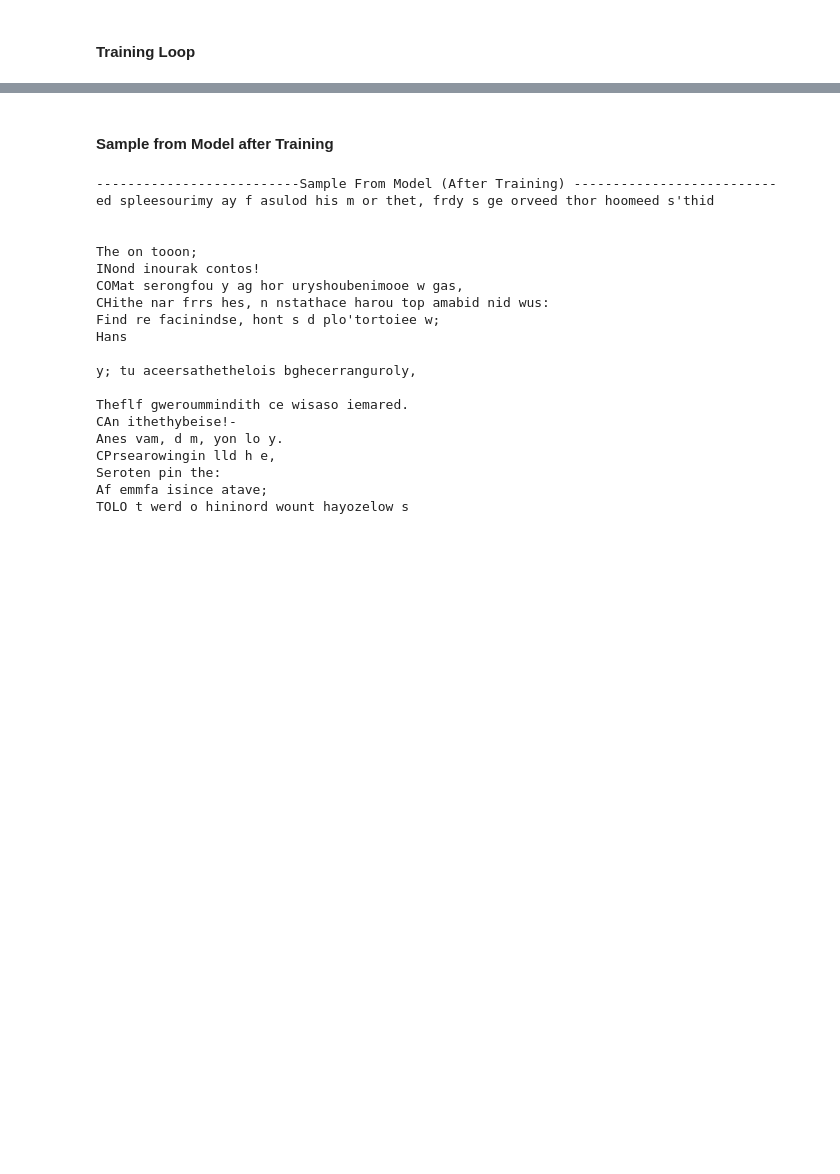
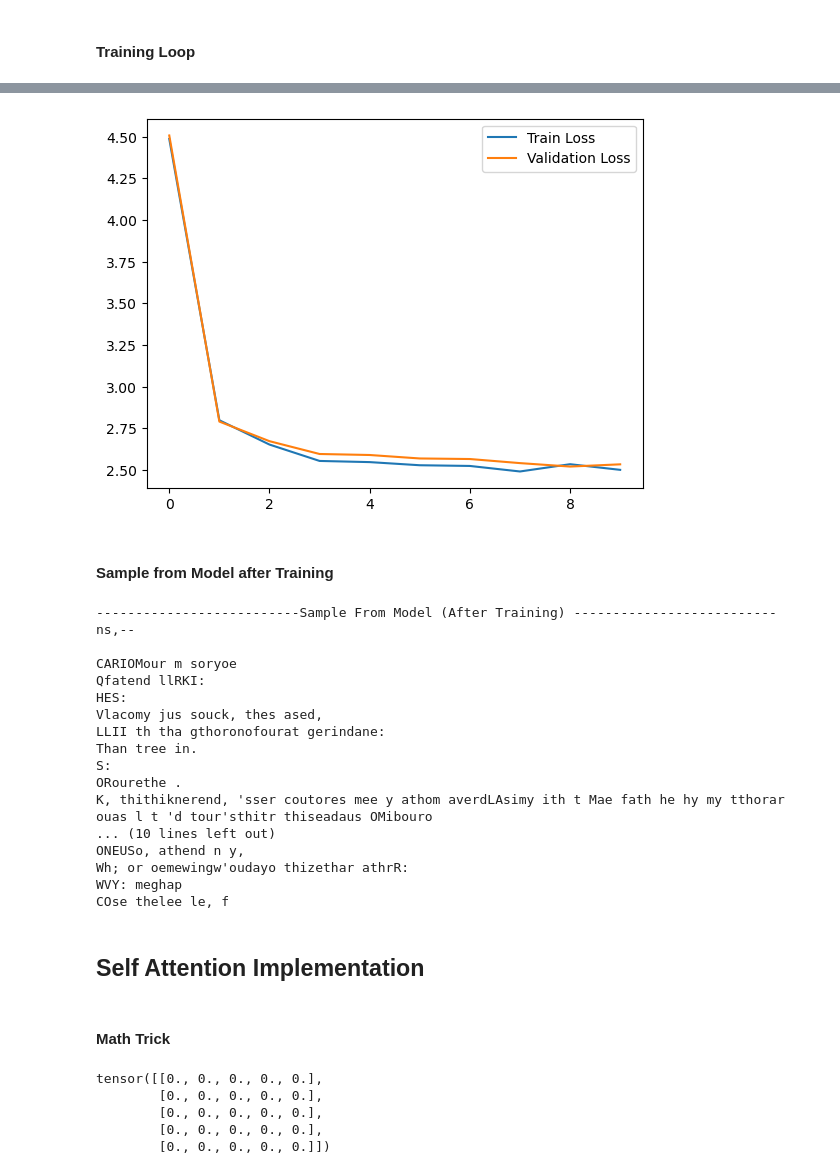
Before and after one commit to rraychaudhuri/Karpathy-GPT, a Jupyter notebook: Notebooks/start.ipynb, the cells around one changed output, grey strips where cells are left out. Saved outputs shown, nothing was run; the diff lists cells and outputs as text; code cells hidden in the pictures; blank space fills up the shorter version.

Commit message:
Implemented Self Attention Block (GPT), Needs tuning

```diff
--- a/Notebooks/start.ipynb
+++ b/Notebooks/start.ipynb
@@ -25,7 +25,7 @@ def get_device(cpu_only=True):
 
 
 # Choose the default device
-cpu_only = True
+cpu_only = False
 default_device = get_device(cpu_only)
 
 
@@ -38,6 +38,9 @@ sys.path.append('..')
 import os
 projectRoot = os.path.dirname(os.getcwd())
 print(projectRoot)
+
+
+p = lambda X,s:print(f"{s}:{X.shape}")
 # %% [output]
 Exception reporting mode: Plain
 e:\Karpathy-GPT
@@ -59,6 +62,7 @@ cv_data = dataUtils.all_data[train_boundary:cv_boundary]
 test_data = dataUtils.all_data[cv_boundary:]
 
 X, Y = get_chunk_from_data(train_data, batch_size=4, block_size=8, encode=dataUtils.encode)
+X, Y = X.to(default_device), Y.to(default_device)
 
 print(X)
 print(Y)
@@ -140,3 +153,10 @@ Epoch:  9000    Training Loss: 2.48203830       Validation Loss: 2.49192401
+# %%
+plt.plot(training_loss, label="Train Loss")
+plt.plot(cv_loss, label="Validation Loss")
+plt.legend(loc="upper right")
+plt.show()
+# %% [output]
+[figure, added]
 # %% [markdown]
 #### Sample from Model after Training
 # %%
@@ -145,22 +165,32 @@ retval = model.generate(X[2, :], max_characters=500)
 print(dataUtils.decode(retval))
 # %% [output]
 --------------------------Sample From Model (After Training) --------------------------
-ed spleesourimy ay f asulod his m or thet, frdy s ge orveed thor hoomeed s'thid
+ns,--
 
-
-The on tooon;
-INond inourak contos!
-COMat serongfou y ag hor uryshoubenimooe w gas,
-CHithe nar frrs hes, n nstathace harou top amabid nid wus:
-Find re facinindse, hont s d plo'tortoiee w;
-Hans
-
-y; tu aceersathethelois bghecerranguroly,
-
-Theflf gweroummindith ce wisaso iemared.
-CAn ithethybeise!-
-Anes vam, d m, yon lo y.
-CPrsearowingin lld h e,
-Seroten pin the:
-Af emmfa isince atave;
-TOLO t werd o hininord wount hayozelow s
+CARIOMour m soryoe
+Qfatend llRKI:
+HES:
+Vlacomy jus souck, thes ased,
+LLII th tha gthoronofourat gerindane:
+Than tree in.
+S:
+ORourethe .
+K, thithiknerend, 'sser coutores mee y athom averdLAsimy ith t Mae fath he hy my tthorar ouas l t 'd tour'sthitr thiseadaus OMibouro
+... (10 lines left out)
+ONEUSo, athend n y,
+Wh; or oemewingw'oudayo thizethar athrR:
+WVY: meghap
+COse thelee le, f
+# %% [markdown]
+## Self Attention Implementation
+# %% [markdown]
+#### Math Trick
+# %%
+wei = torch.zeros(5,5)
+wei
+# %% [output]
+tensor([[0., 0., 0., 0., 0.],
+        [0., 0., 0., 0., 0.],
+        [0., 0., 0., 0., 0.],
+        [0., 0., 0., 0., 0.],
+        [0., 0., 0., 0., 0.]])
```
Also changed, not shown: parts of 15 cells of this notebook, 3 other files.
